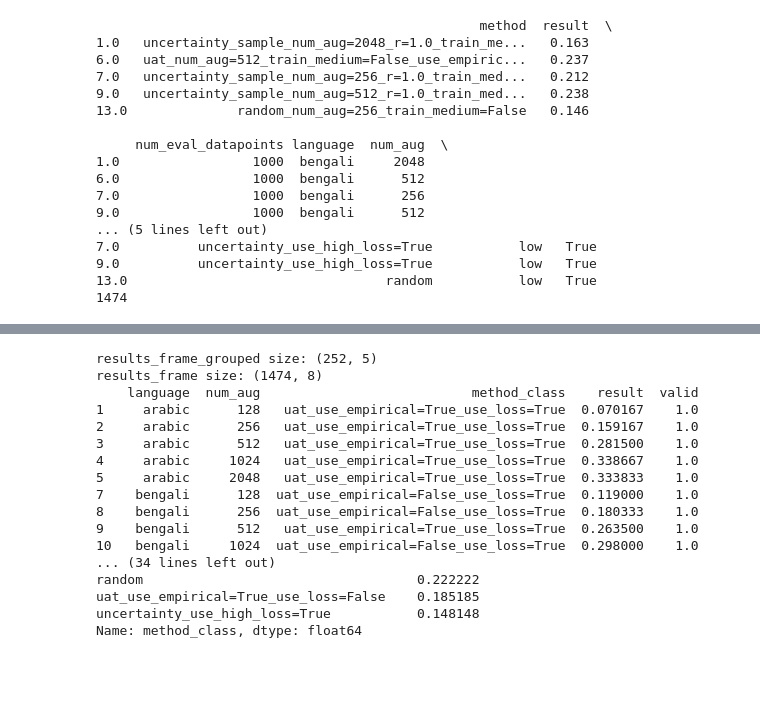
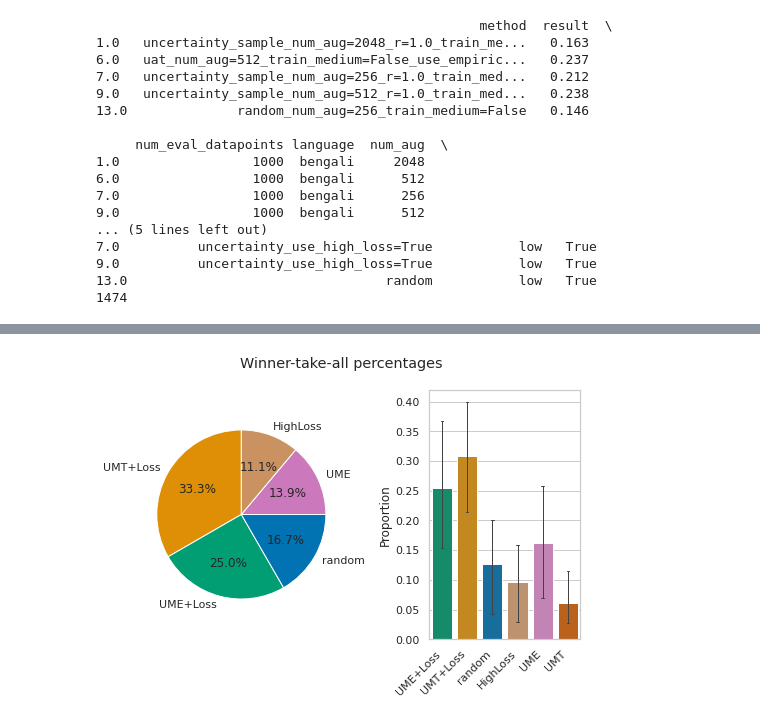
Before and after one commit to smfsamir/understanding-augmentation-morphology, a Jupyter notebook: regression.ipynb, the cells around one changed output, grey strips where cells are left out. Drawn from its saved outputs; the diff is of its cells as text; code cells hidden in the pictures; blank space fills up the shorter version.

```diff
--- a/regression.ipynb
+++ b/regression.ipynb
@@ -340,43 +149,53 @@ from packages.utils.constants import LANGUAGES
 
 # print('For each language and num_aug, get the method_class that has the highest accuracy from the results_frame.')
 
+def compute_win_proportions(res_frame):
+    # average the accuracy over the method class for each language and num_aug
+    res_frame_grouped = res_frame.groupby(['language', 'num_aug', 'strategy']).mean().reset_index()
+    # print the size of the res_frame_grouped compared to the res_frame
 
-# average the accuracy over the method class for each language and num_aug
-results_frame_grouped = results_frame.groupby(['language', 'num_aug', 'method_class']).mean().reset_index()
-# print the size of the results_frame_grouped compared to the results_frame
-print('results_frame_grouped size:', results_frame_grouped.shape)
-print('results_frame size:', results_frame.shape)
-
-# get the method_class with the highest accuracy for each language and num_aug
-results_frame_grouped_max = results_frame_grouped.groupby(['language', 'num_aug']).apply(lambda x: x[x['result'] == x['result'].max()]).reset_index(drop=True)
-# drop rows with the initial method_class
-results_frame_grouped_max = results_frame_grouped_max[results_frame_grouped_max['method_class'] != 'initial']
-print(results_frame_grouped_max)
-# print the normalized value counts of the method class from results_frame_grouped_max
-print(results_frame_grouped_max['method_class'].value_counts(normalize=True))
+    # get the method_class with the highest accuracy for each language and num_aug
+    res_frame_grouped_max = res_frame_grouped.groupby(['language', 'num_aug']).apply(lambda x: x[x['result'] == x['result'].max()]).reset_index(drop=True)
+    # drop rows with the initial method_class
+    res_frame_grouped_max = res_frame_grouped_max[res_frame_grouped_max['strategy'] != 'initial']
+    # print the normalized value counts of the method class from res_frame_grouped_max
+    return (res_frame_grouped_max['strategy'].value_counts(normalize=True))
+# win_proportions = compute_win_proportions(results_frame)
+# print(win_proportions)
 # print the normalized value counts of the method class from results_frame_grouped_max without the uat_use_empirical=True_use_loss=True
-print(results_frame_grouped_max[results_frame_grouped_max['method_class'] != 'uat_use_empirical=True_use_loss=True']['method_class'].value_counts(normalize=True))
+# print(results_frame_grouped_max[results_frame_grouped_max['method_class'] != 'uat_use_empirical=True_use_loss=True']['method_class'].value_counts(normalize=True))
 
 # Use results_frame_grouped to get the difference in the average accuracy of method_class="uat_use_empirical=False_use_loss=True" and method_class="random" for each language and num_aug.
 # Then, average the difference over the languages and num_aug.
 
 # print('Use results_frame_grouped to get the difference in the average accuracy of method_class="uat_use_empirical=False_use_loss=True" and method_class="random" for each language and num_aug.')
 # print('Then, average the difference over the languages and num_aug.')
-# %% [output]
-results_frame_grouped size: (252, 5)
-results_frame size: (1474, 8)
-    language  num_aug                           method_class    result  valid
-1     arabic      128   uat_use_empirical=True_use_loss=True  0.070167    1.0
-2     arabic      256   uat_use_empirical=True_use_loss=True  0.159167    1.0
-3     arabic      512   uat_use_empirical=True_use_loss=True  0.281500    1.0
-4     arabic     1024   uat_use_empirical=True_use_loss=True  0.338667    1.0
-5     arabic     2048   uat_use_empirical=True_use_loss=True  0.333833    1.0
-7    bengali      128  uat_use_empirical=False_use_loss=True  0.119000    1.0
-8    bengali      256  uat_use_empirical=False_use_loss=True  0.180333    1.0
-9    bengali      512   uat_use_empirical=True_use_loss=True  0.263500    1.0
-10   bengali     1024  uat_use_empirical=False_use_loss=True  0.298000    1.0
-... (34 lines left out)
-random                                   0.222222
-uat_use_empirical=True_use_loss=False    0.185185
-uncertainty_use_high_loss=True           0.148148
-Name: method_class, dtype: float64
+# %%
+win_proportions = compute_win_proportions(big_bar_frame)
+values = win_proportions.values
+# labels = [method_to_label_mapping[label] for label in win_proportions.index]
+fig, axes = plt.subplots(ncols=2, figsize=(7,5))
+# # ax.pie(values, labels=labels, autopct='%1.1f%%', startangle=90)
+ax = axes[0]
+method_to_color_mapping
+colors = [method_to_color_mapping[method] for method in win_proportions.index]
+ax.pie(values, labels=win_proportions.index, autopct='%1.1f%%', startangle=90, colors=colors, radius=1.4)
+
+bootstrap_samples = []
+for i in range(100):
+    bootstrap_samples.append(compute_win_proportions(big_bar_frame.sample(frac=1, replace=True)))
+# then plot a bar chart of the mean and standard deviation of the bootstrap samples using seaborn
+bootstrap_frame = pd.DataFrame(bootstrap_samples)
+bootstrap_frame = bootstrap_frame.rename(columns=method_to_label_mapping)
+bootstrap_frame = bootstrap_frame.melt()
+bootstrap_frame = bootstrap_frame.rename(columns={'variable': 'Method', 'value': 'Proportion'})
+ax = axes[1]
+fig.suptitle("Winner-take-all percentages")
+sns.barplot(x='Method', y='Proportion', data=bootstrap_frame, errorbar=('pi', 95), palette=method_to_color_mapping, errwidth=1, capsize=.1, ax=ax)
+ax.set_xticklabels(ax.get_xticklabels(), rotation=45, ha="right")
+ax.set_xlabel(None)
+plt.tight_layout()
+plt.savefig("winner_take_all.png", dpi=300, bbox_inches='tight')
+plt.show()
+# %% [output]
+[figure, added]
```
Also changed, not shown: parts of 28 cells of this notebook.
